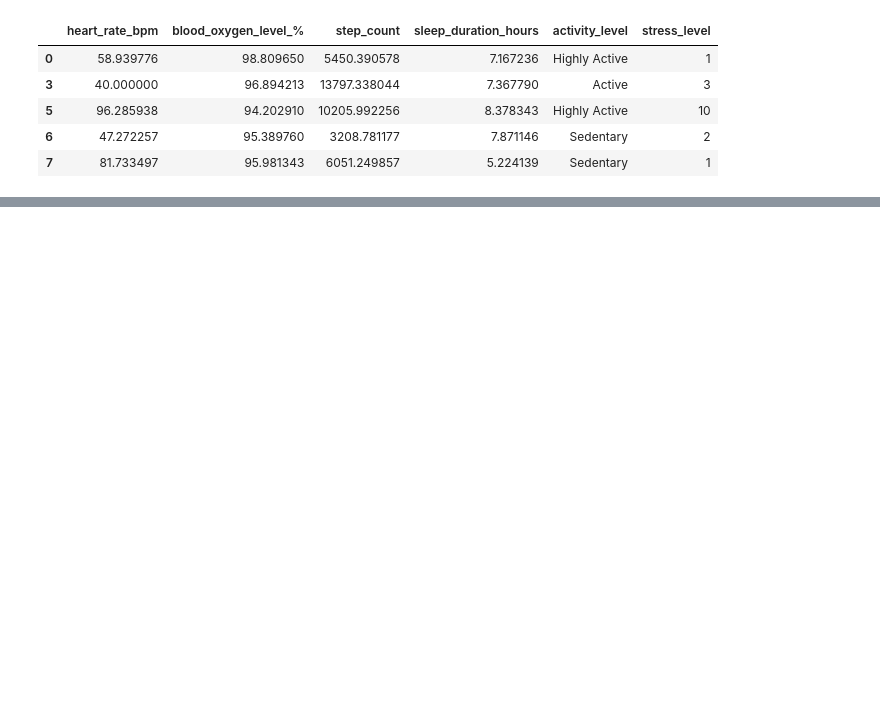
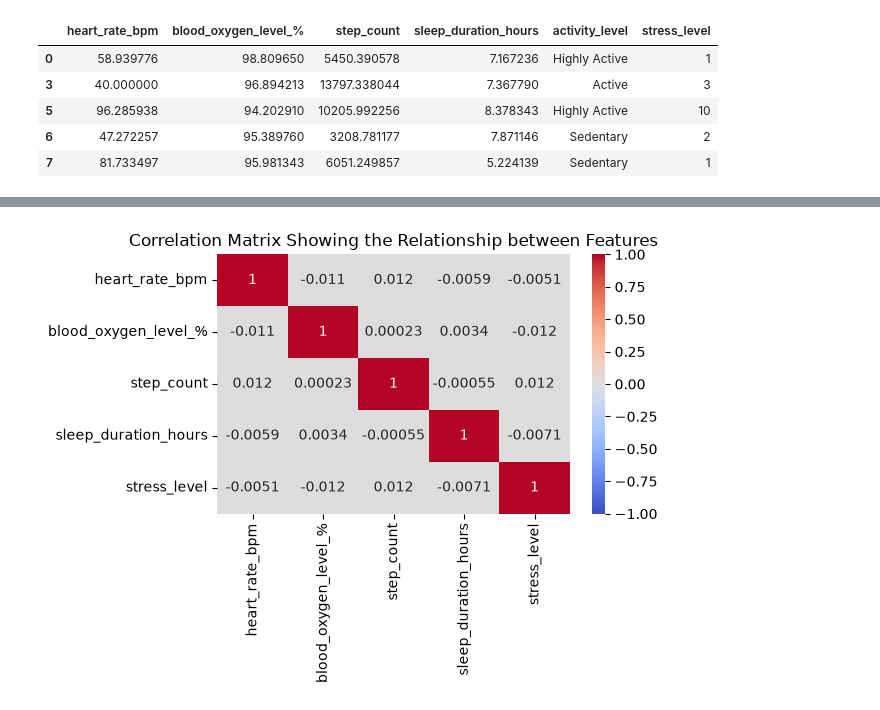
Before and after one commit to Oluwatomilola-Affar/Smartwatch-and-Health-Analysis, a Jupyter notebook: clean_data.ipynb, the cells around one changed output, grey strips where cells are left out. Drawn from its saved outputs; the diff is of its cells as text; code cells hidden in the pictures; blank space fills up the shorter version.

```diff
--- a/clean_data.ipynb
+++ b/clean_data.ipynb
@@ -45,0 +79,4 @@ print(df["stress_level"].nunique())
+# %%
+#Build a correlation matrix for features
+feat_matrix = df.select_dtypes("number").corr("spearman")
+print(feat_matrix)
@@ -45,0 +97,9 @@ print(df["stress_level"].nunique())
+# %%
+#Building a Heatmap for the Correlation Matrix
+fig, ax = plt.subplots()
+sns.heatmap(feat_matrix, annot = True, cmap = "coolwarm", vmin = -1, vmax = 1, ax = ax)
+ax.set_title("Correlation Matrix Showing the Relationship between Features")
+plt.tight_layout()
+plt.show()
+# %% [output]
+[figure, added]
```
Also changed, not shown: parts of 5 cells of this notebook.
